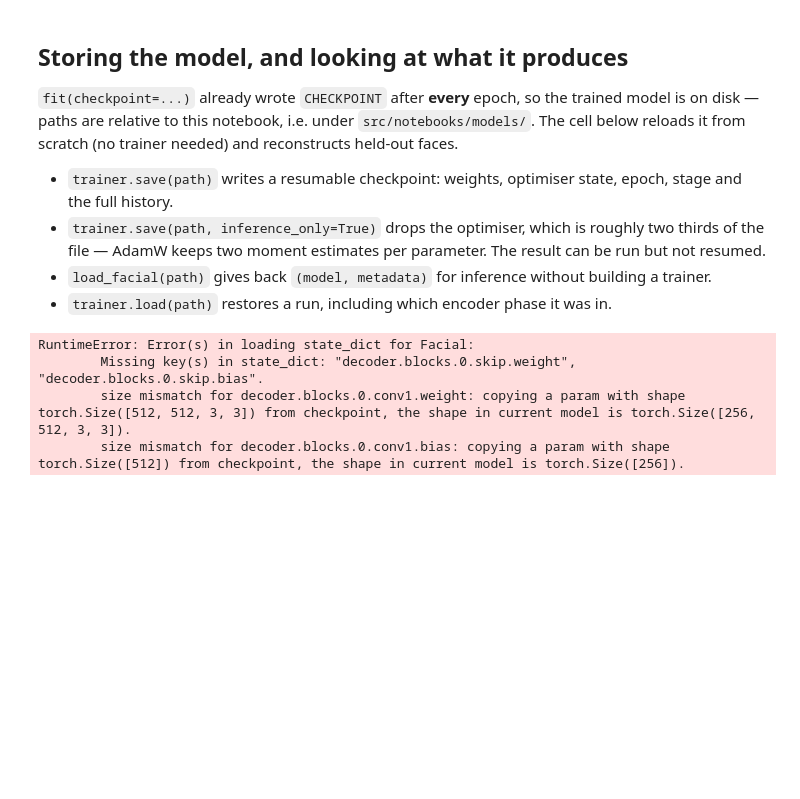
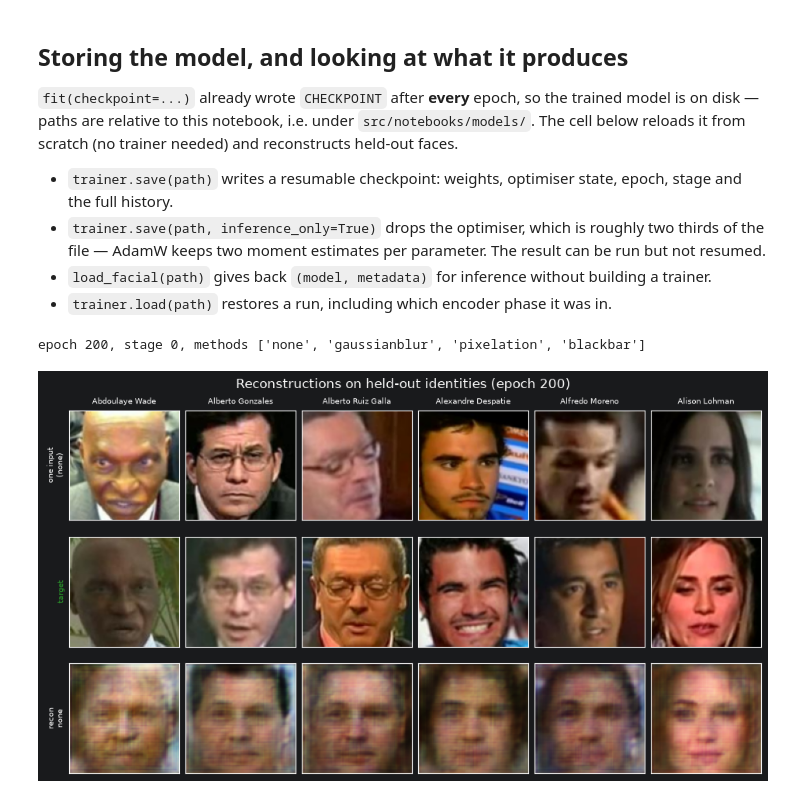
Before and after one commit to wagpa/meles, a Jupyter notebook: src/notebooks/06_facial.ipynb, the cells around one changed output. Cells and saved outputs as stored; diff of their text form; code cells hidden in the pictures; blank space fills up the shorter version.

```diff
--- a/src/notebooks/06_facial.ipynb
+++ b/src/notebooks/06_facial.ipynb
@@ -194,7 +204,9 @@ from meles.training import (
 )
 
 EPOCHS = 100
-EPOCHS_PER_CURRICULUM_STAGE = EPOCHS // len(CURRICULUM)
+# A clean-only run has a single stage, so it spends every epoch there rather than a quarter.
+EPOCHS_PER_CURRICULUM_STAGE = EPOCHS if CLEAN_ONLY else EPOCHS // len(CURRICULUM)
+STAGES = [0] if CLEAN_ONLY else None
 
 # Named per loss, so a rerun lands beside the previous run instead of overwriting it.
 # --- capacity -------------------------------------------------------------------------------
@@ -207,12 +219,16 @@ EPOCHS_PER_CURRICULUM_STAGE = EPOCHS // len(CURRICULUM)
 # bottleneck is the 7x7 pooled representation itself and the aggregator is the thing to change.
 # DROPOUT goes with it -- a wider decoder overfits harder, and the train/val gap already widened
 # (-0.45 -> -0.54) when the dataset was doubled.
-WIDTH = 2.0  # decoder channels: (256,192,128,64) -> (512,384,256,128), ~3.1x its parameters
-DROPOUT = 0.1  # channel dropout on each decoder block's residual branch
+# Back to 1.0: tripling the decoder moved rank-1 by 1.2 points on a metric whose epoch-to-epoch
+# noise is ~5, so width was not the constraint and the narrow one is faster. Dropout off too, so
+# this run differs from 'facial.wide.pt' in exactly one thing -- the curriculum scope.
+WIDTH = 1.0
+DROPOUT = 0.0
 
-# Named for the two settings: width changes the parameter shapes, so this run's checkpoint
-# cannot be read by a default-width model and must not share a file with one.
-CHECKPOINT = f"models/facial.wide.w{WIDTH:g}d{DROPOUT:g}.pt"
+# Named for the settings that change the result, so a sweep cannot overwrite itself. Width is in
+# there because it changes the parameter shapes, and a checkpoint cannot be read without it.
+SCOPE = "clean" if CLEAN_ONLY else "curriculum"
+CHECKPOINT = f"models/facial.{SCOPE}.w{WIDTH:g}d{DROPOUT:g}.pt"
 
 # 'methods' conditions the aggregator's pooling query on which anonymization the inputs carry.
 model = Facial(
@@ -404,40 +430,40 @@ trainer.save(CHECKPOINT.replace(".pt", ".inference.pt"), inference_only=True)
 
 # Reload from disk, so this cell works in a fresh kernel without retraining.
 loaded, meta = load_facial(CHECKPOINT)
 print(f"epoch {meta['epoch']}, stage {meta['stage']}, methods {meta['methods']}")
 
 SHOWN = 6
-width = len(CURRICULUM)
+# 'all_methods' lays the split out as identity-major blocks, one entry per *active* method -- one
+# of them in a clean-only run, four in a full curriculum.
+scored = validation_frames.active
+width = len(scored)
 
-fig, axes = plt.subplots(width + 2, SHOWN, figsize=(1.55 * SHOWN, 1.75 * (width + 2)), layout="constrained")
+fig, axes = plt.subplots(width + 2, SHOWN, figsize=(1.55 * SHOWN, 1.75 * (width + 2)), squeeze=False, layout="constrained")
 for ax in axes.flat:
     ax.set_xticks([])
     ax.set_yticks([])
 
 for column in range(SHOWN):
     identity = validation_frames.identities[column]
 
-    # 'all_methods' lays the validation set out as identity-major blocks, one entry per method,
-    # so item 'column * width + i' is this identity under CURRICULUM[i] -- on the same frames.
+    # Item 'column * width + i' is this identity under scored[i], on the same frames.
     observations, target, _ = validation_frames[column * width]
     axes[0, column].imshow(cv2.cvtColor(to_image(observations[0]), cv2.COLOR_BGR2RGB))
     axes[0, column].set_title(identity.replace("_", " ")[:18], fontsize=7)
     axes[1, column].imshow(cv2.cvtColor(to_image(target), cv2.COLOR_BGR2RGB))
 
     for index in range(width):
         anonymized, _, method = validation_frames[column * width + index]
         produced = reconstruct(loaded, anonymized, int(method))[0]
         axes[2 + index, column].imshow(cv2.cvtColor(to_image(produced), cv2.COLOR_BGR2RGB))
 
-axes[0, 0].set_ylabel(f"one input\n({CURRICULUM[0]})", fontsize=7)
+axes[0, 0].set_ylabel(f"one input\n({scored[0]})", fontsize=7)
 axes[1, 0].set_ylabel("target", fontsize=7, color="tab:green")
-for index, name in enumerate(CURRICULUM):
+for index, name in enumerate(scored):
     axes[2 + index, 0].set_ylabel(f"recon\n{name}", fontsize=7)
 
 fig.suptitle(f"Reconstructions on held-out identities (epoch {meta['epoch']})", fontsize=12)
 plt.show()
 # %% [output]
-RuntimeError: Error(s) in loading state_dict for Facial:
-        Missing key(s) in state_dict: "decoder.blocks.0.skip.weight", "decoder.blocks.0.skip.bias".
-        size mismatch for decoder.blocks.0.conv1.weight: copying a param with shape torch.Size([512, 512, 3, 3]) from checkpoint, the shape in current model is torch.Size([256, 512, 3, 3]).
-        size mismatch for decoder.blocks.0.conv1.bias: copying a param with shape torch.Size([512]) from checkpoint, the shape in current model is torch.Size([256]).
+epoch 200, stage 0, methods ['none', 'gaussianblur', 'pixelation', 'blackbar']
+[figure, added]
```
Also changed, not shown: parts of 5 cells of this notebook.
